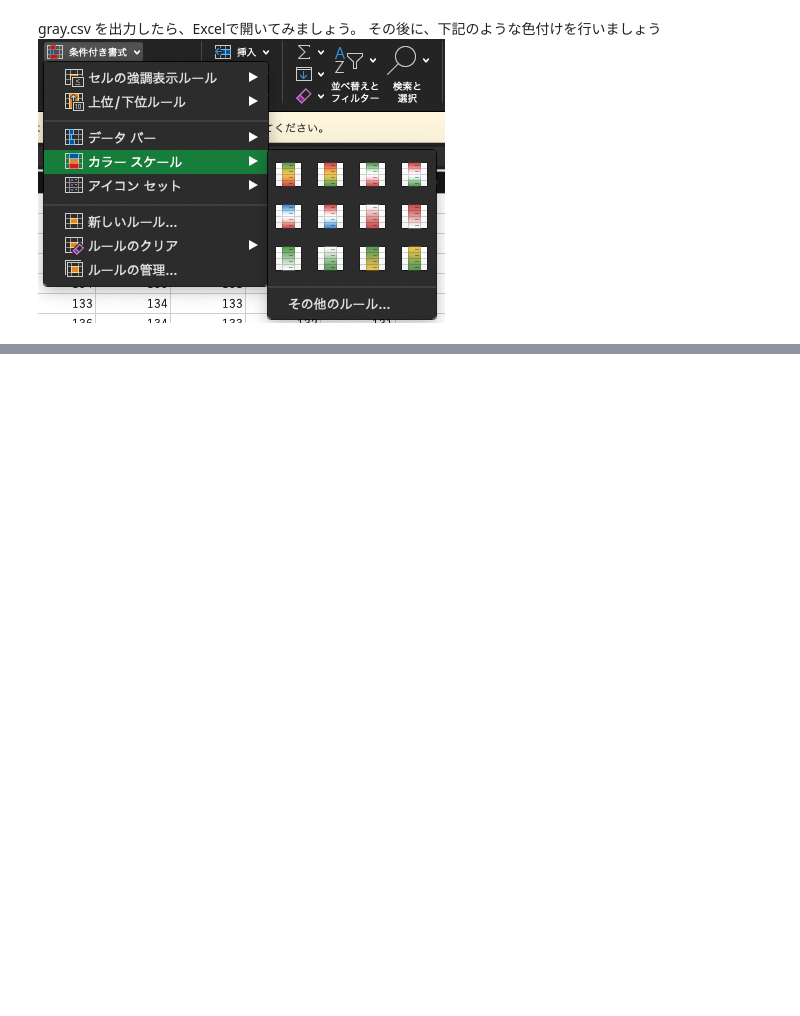
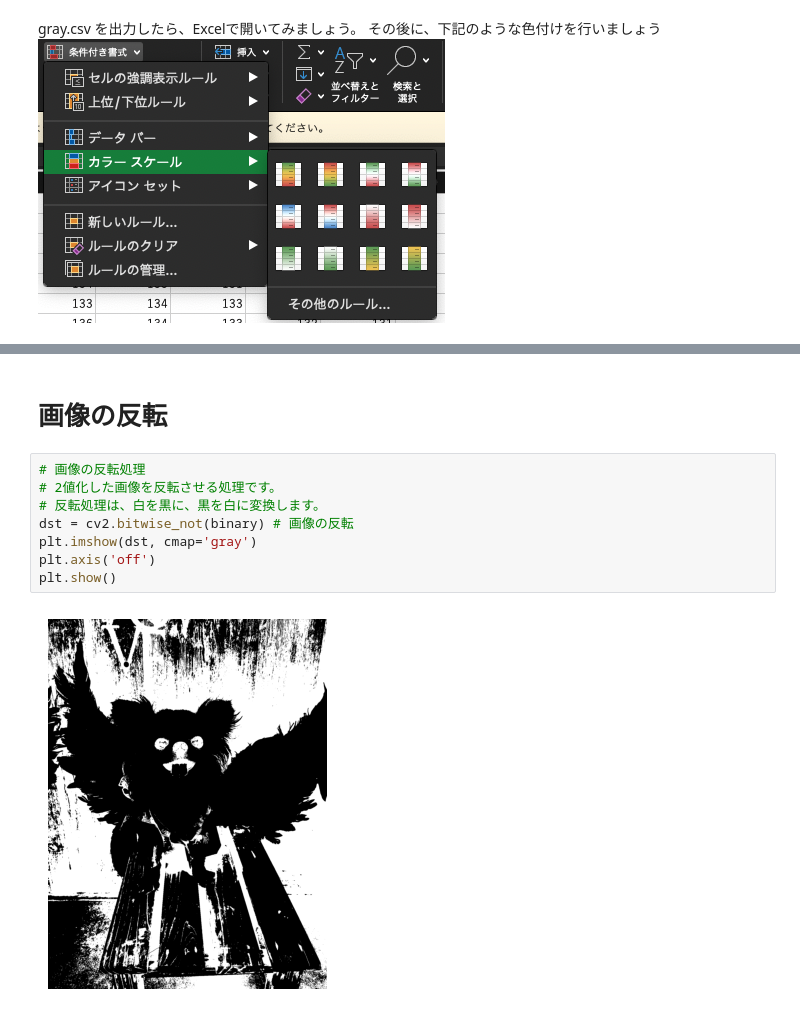
Before and after one commit to oyo-k/KGU-Python-Programming, a Jupyter notebook: src/gazo_practice/s1.ipynb, the cells around one changed output, grey strips where cells are left out. Cells and saved outputs as stored; diff of their text form; blank space fills up the shorter version.

```diff
--- a/src/gazo_practice/s1.ipynb
+++ b/src/gazo_practice/s1.ipynb
@@ -258,0 +313,12 @@ gray.csv を出力したら、Excelで開いてみましょう。
+# %% [markdown]
+# 画像の反転
+# %%
+# 画像の反転処理
+# 2値化した画像を反転させる処理です。
+# 反転処理は、白を黒に、黒を白に変換します。
+dst = cv2.bitwise_not(binary) # 画像の反転
+plt.imshow(dst, cmap='gray')
+plt.axis('off')
+plt.show()
+# %% [output]
+[figure, added]
```
Also changed, not shown: parts of 16 cells of this notebook, 3 other files.
